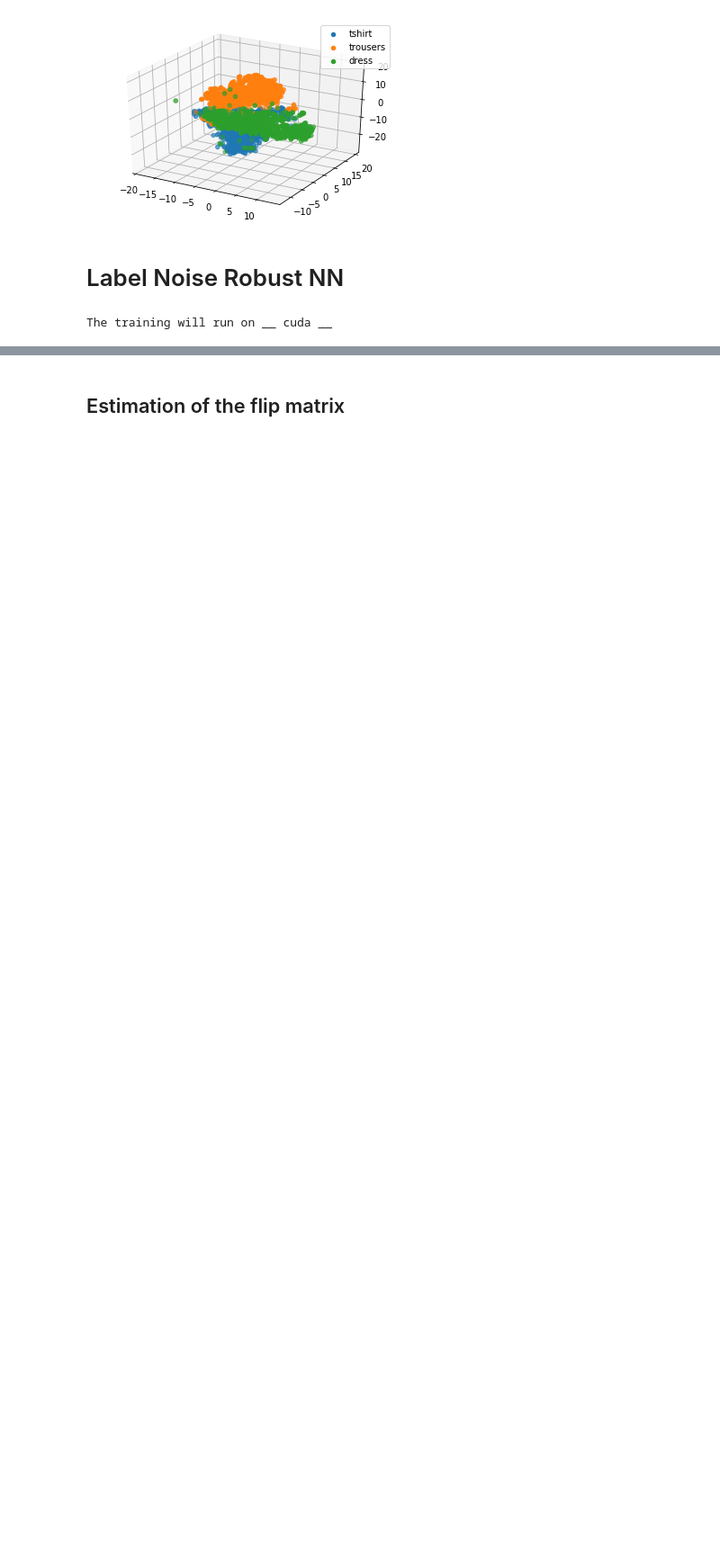
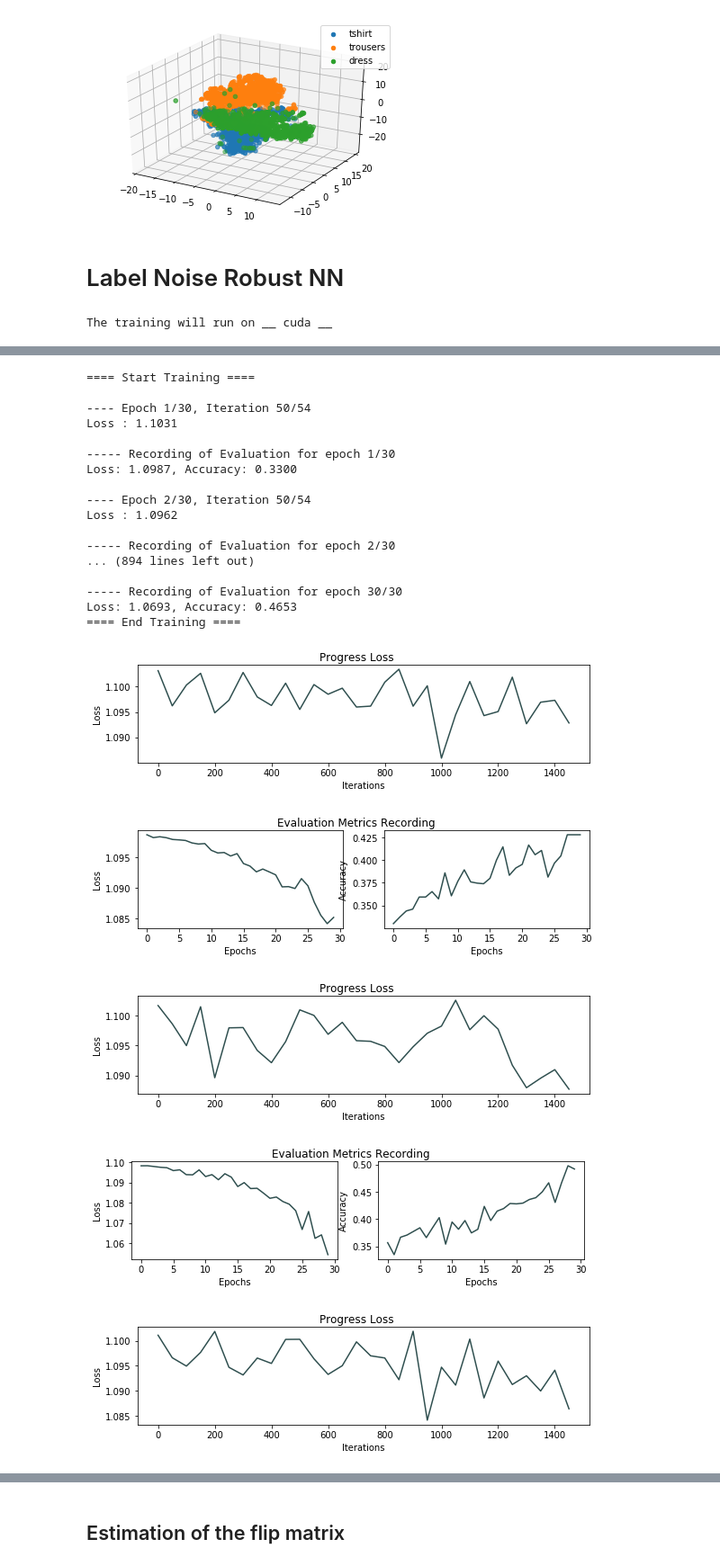
Before and after one commit to pierresegonne/COMP5328_Project2, a Jupyter notebook: pierre.ipynb, the cells around one changed output, grey strips where cells are left out. Shown at 90% size. Cells and saved outputs as stored; diff of their text form; code cells hidden in the pictures; blank space fills up the shorter version.

```diff
--- a/pierre.ipynb
+++ b/pierre.ipynb
@@ -140,8 +137,8 @@ mnist05_X_T = np.array([
 ])
 
 mnist06_X_T = np.array([
-    [0.4, 0.3, 0.4],
-    [0.4, 0.4, 0.3],
+    [0.4, 0.3, 0.3],
+    [0.3, 0.4, 0.3],
     [0.3, 0.3, 0.4]
 ])
 
@@ -488,6 +514,6 @@ trousers dress dress t-shirt t-shirt t-shirt trousers dress dress dress dress tr
 # %%
 # Split training into training and validation
-def get_training_validation_samplers(trainset, validation_proportion=0.2):
+def get_training_validation_samplers(trainset, validation_proportion=0.1):
     indices = np.arange(len(trainset))
     np.random.shuffle(indices)
     split = int((1 - validation_proportion) * len(trainset))
@@ -547,7 +573,7 @@ Forward Test
 # %%
 # Training and Evaluation
 
-def evaluate(model, loader, device):
+def evaluate(model, loader, device, validation=False):
     # Eval flag
     model.eval()
 
@@ -576,12 +602,15 @@ def evaluate(model, loader, device):
 
     # Average metrics
     loss /= len(loader)
-    accuracy /= len(loader.dataset)
+    if validation:
+        accuracy /= len(loader.sampler.indices)
+    else:
+        accuracy /= len(loader.dataset)
 
     return loss, accuracy
 
 
-def train(model, optimizer, criterion, dataset, device, params, inverse_transition_matrix=None):
+def train(model, optimizer, criterion, dataset, device, params, transition_matrix=None):
     print('==== Start Training ====')
     # Train Flag
     model.train()
@@ -593,16 +622,15 @@ def train(model, optimizer, criterion, dataset, device, params, inverse_transiti
     nbr_classes = len(set(dataset.tensors[1].numpy()))
 
     # Type casting for inverse transition matrix
-    if inverse_transition_matrix is not None:
-        inverse_transition_matrix = inverse_transition_matrix.float()
+    if transition_matrix is not None:
+        transition_matrix = transition_matrix.float()
 
     for epoch in range(params.epochs):
 
         # For shuffling, regenerate the dataloaders
-        t_sampler, v_sampler = get_training_validation_samplers(mnist05_train_set)
+        t_sampler, v_sampler = get_training_validation_samplers(dataset)
         t_loader = DataLoader(dataset, batch_size=params.batch_size, sampler=t_sampler)
         v_loader = DataLoader(dataset, batch_size=params.batch_size, sampler=v_sampler)
-
 
         for iteration, (inputs, labels) in enumerate(t_loader):
             # Prepare to device
@@ -616,11 +644,11 @@ def train(model, optimizer, criterion, dataset, device, params, inverse_transiti
             output_labels = model(inputs.float())
 
             # Loss
-            if inverse_transition_matrix is not None:
+            if transition_matrix is not None:
                 unique_labels = [c * torch.ones(labels.size()[0]).long().to(device) for c in range(nbr_classes)]
                 losses = [criterion(output_labels, l) for l in unique_labels]
                 losses = torch.stack(losses)
-                corrected_losses = (inverse_transition_matrix@losses).transpose(0,1)
+                corrected_losses = losses.transpose(0,1)@transition_matrix
                 loss = corrected_losses.gather(1, labels.view(-1,1)).mean()
             else:
                 loss = criterion(output_labels, labels).mean()
@@ -637,7 +665,7 @@ def train(model, optimizer, criterion, dataset, device, params, inverse_transiti
 
         # Evaluate
         if ((epoch + 1) % params.evaluate_model_every == 0):
-            evaluation_loss, evaluation_accuracy = evaluate(model, v_loader, device)
+            evaluation_loss, evaluation_accuracy = evaluate(model, v_loader, device, validation=True)
             recordings.evaluation.loss.append(evaluation_loss); recordings.evaluation.accuracy.append(evaluation_accuracy)
 
             recordings.log_evaluation(epoch, params.epochs)
@@ -697,4 +757,4 @@ inverse_transition_matrix = None # torch.from_numpy(mnist05_X_T.T).to(device) #
 # %%
-model, recordings = train(model, optimizer, criterion, dataset, device, params, inverse_transition_matrix=inverse_transition_matrix)
+model, recordings = train(model, optimizer, criterion, dataset, device, params, transition_matrix=transition_matrix)
 # %% [output]
 ==== Start Training ====
@@ -706,0 +787,38 @@ recordings.display()
+# %%
+# Repetition for CV
+N = 5
+
+l, c, r = [], [], []
+for n in range(N):
+    model = CNN(number_classes=3).to(device).float()
+    optimizer = optim.SGD(model.parameters(), lr=params.learning_rate, momentum=params.momentum, weight_decay=params.weight_decay)
+    model, recordings = train(model, optimizer, criterion, dataset, device, params, transition_matrix=transition_matrix)
+    loss, accuracy = evaluate(model, test_loader, device)
+    l.append(loss); c.append(accuracy); r.append(recordings)
+
+for rc in r:
+    rc.display()
+print(l, c)
+# %% [output]
+==== Start Training ====
+
+---- Epoch 1/30, Iteration 50/54
+Loss : 1.1031
+
+----- Recording of Evaluation for epoch 1/30
+Loss: 1.0987, Accuracy: 0.3300
+
+---- Epoch 2/30, Iteration 50/54
+Loss : 1.0962
+
+----- Recording of Evaluation for epoch 2/30
+... (894 lines left out)
+
+----- Recording of Evaluation for epoch 30/30
+Loss: 1.0693, Accuracy: 0.4653
+==== End Training ====
+[figure, added]
+[figure, added]
+[figure, added]
+[figure, added]
+[figure, added]
```
Also changed, not shown: parts of 21 cells of this notebook.
